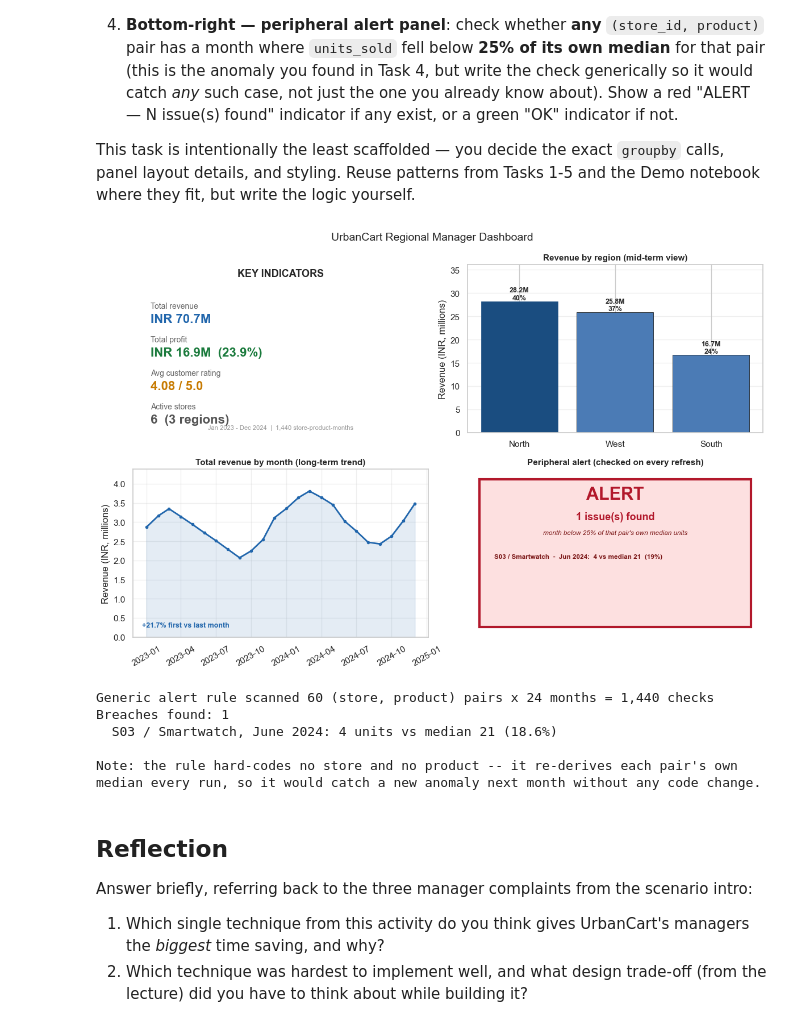
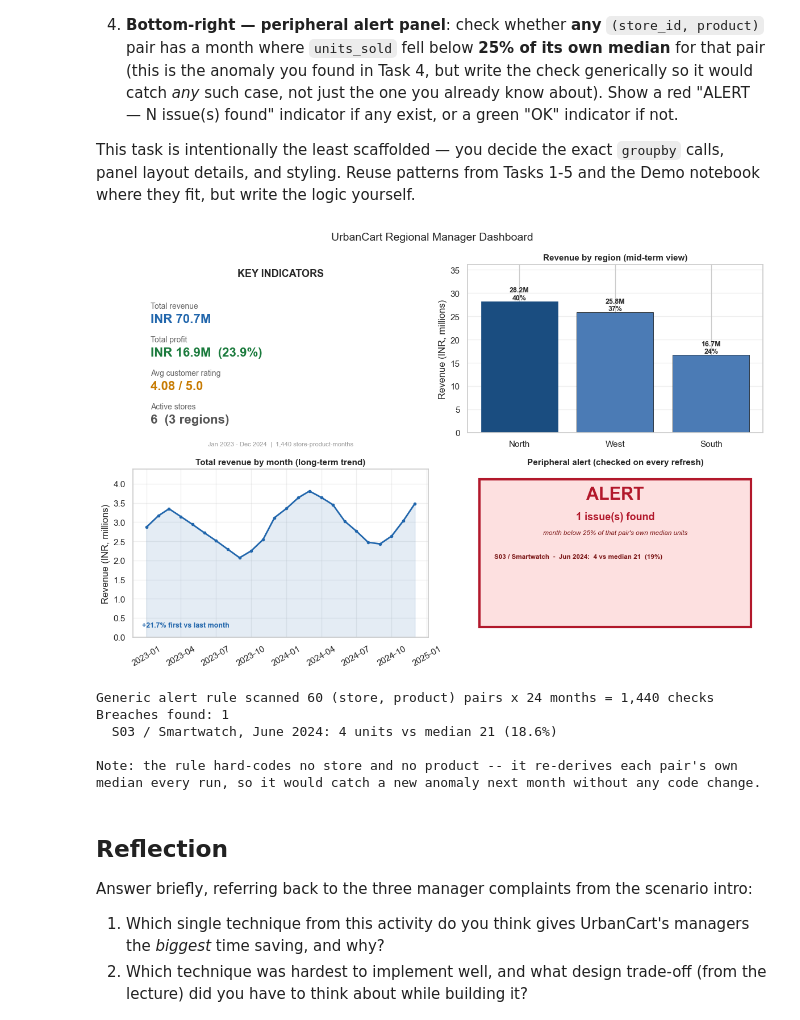
Before and after one commit to aadishs-364/VDUI, a Jupyter notebook: notebooks/02-interactive-retail-dashboard/activity.ipynb, the cells around one changed output. Saved outputs shown, nothing was run; the diff lists cells and outputs as text; code cells hidden in the pictures.

```diff
--- a/notebooks/02-interactive-retail-dashboard/activity.ipynb
+++ b/notebooks/02-interactive-retail-dashboard/activity.ipynb
@@ -995,7 +995,7 @@ for i, (label, value, color) in enumerate(kpis):
     ax.text(0.06, y, label, fontsize=10, color="#666666", transform=ax.transAxes)
     ax.text(0.06, y - 0.085, value, fontsize=16, fontweight="bold", color=color,
             transform=ax.transAxes)
-ax.text(0.5, 0.02, f"{sales_df.month.min():%b %Y} - {sales_df.month.max():%b %Y}  |  "
+ax.text(0.5, -0.08, f"{sales_df.month.min():%b %Y} - {sales_df.month.max():%b %Y}  |  "
                    f"{len(sales_df):,} store-product-months",
         ha="center", fontsize=8, color="#999999", transform=ax.transAxes)
 
@@ -1052,34 +1052,34 @@ if n_alerts:
                             & (sales_df["product"] == r["product"])].units_sold.median()
         ax.text(0.09, 0.47 - i * 0.10,
                 f"{r.store_id} / {r['product']}  -  {r.month:%b %Y}:  "
                 f"{r.units_sold:.0f} vs median {pair_med:.0f}  "
                 f"({r.units_sold / pair_med:.0%})",
                 fontsize=8.5, fontweight="bold", color="#7a1515", transform=ax.transAxes)
 else:
     ax.add_patch(mpatches.Rectangle((0.04, 0.06), 0.92, 0.88, transform=ax.transAxes,
                                     facecolor="#e2f5e2", edgecolor="#1a7a3c", linewidth=3))
     ax.text(0.5, 0.60, "OK", ha="center", fontsize=30, fontweight="bold",
             color="#1a7a3c", transform=ax.transAxes)
     ax.text(0.5, 0.45, "no pair below 25% of its own median", ha="center",
             fontsize=10, color="#1a7a3c", transform=ax.transAxes)
 ax.set_title("Peripheral alert (checked on every refresh)", fontsize=11, fontweight="bold")
 
 fig.suptitle("UrbanCart Regional Manager Dashboard", fontsize=14)
 plt.tight_layout()
 plt.show()
 
 print(f"Generic alert rule scanned {sales_df.groupby(['store_id','product']).ngroups} "
       f"(store, product) pairs x {sales_df.month.nunique()} months = {len(sales_df):,} checks")
 print(f"Breaches found: {n_alerts}")
 for _, r in breaches.iterrows():
     pm = sales_df[(sales_df.store_id == r.store_id)
                   & (sales_df["product"] == r["product"])].units_sold.median()
     print(f"  {r.store_id} / {r['product']}, {r.month:%B %Y}: "
           f"{r.units_sold:.0f} units vs median {pm:.0f} ({r.units_sold / pm:.1%})")
 print("\nNote: the rule hard-codes no store and no product -- it re-derives each pair's own")
 print("median every run, so it would catch a new anomaly next month without any code change.")
 # %% [output]
-[figure, old version]
+[figure, new version]
 Generic alert rule scanned 60 (store, product) pairs x 24 months = 1,440 checks
 Breaches found: 1
   S03 / Smartwatch, June 2024: 4 units vs median 21 (18.6%)
```
Also changed, not shown: 1 other file.
